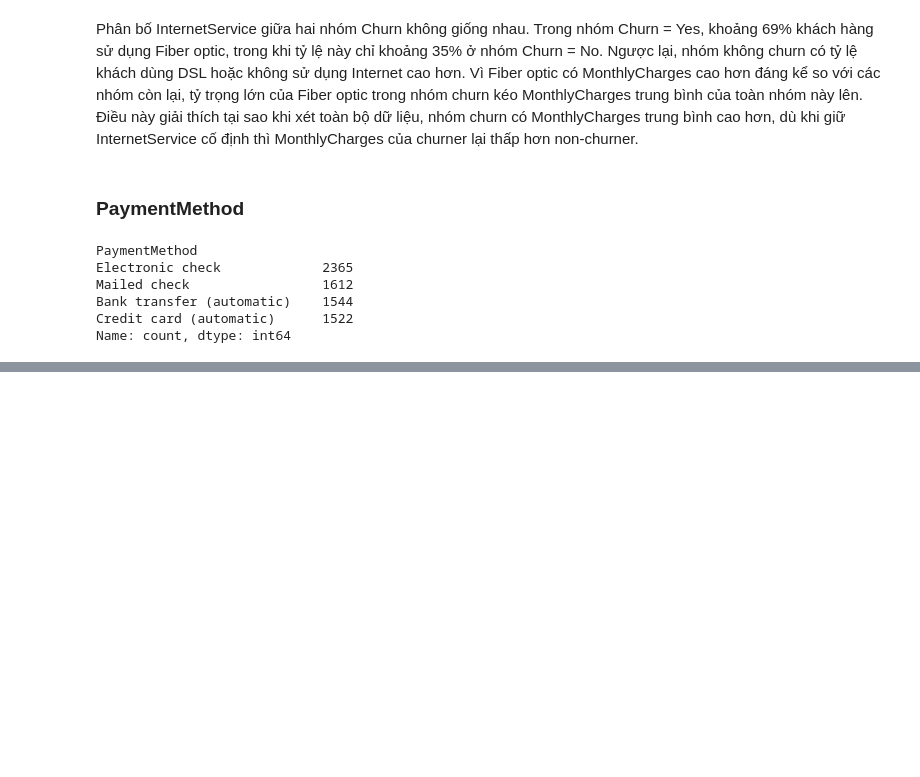
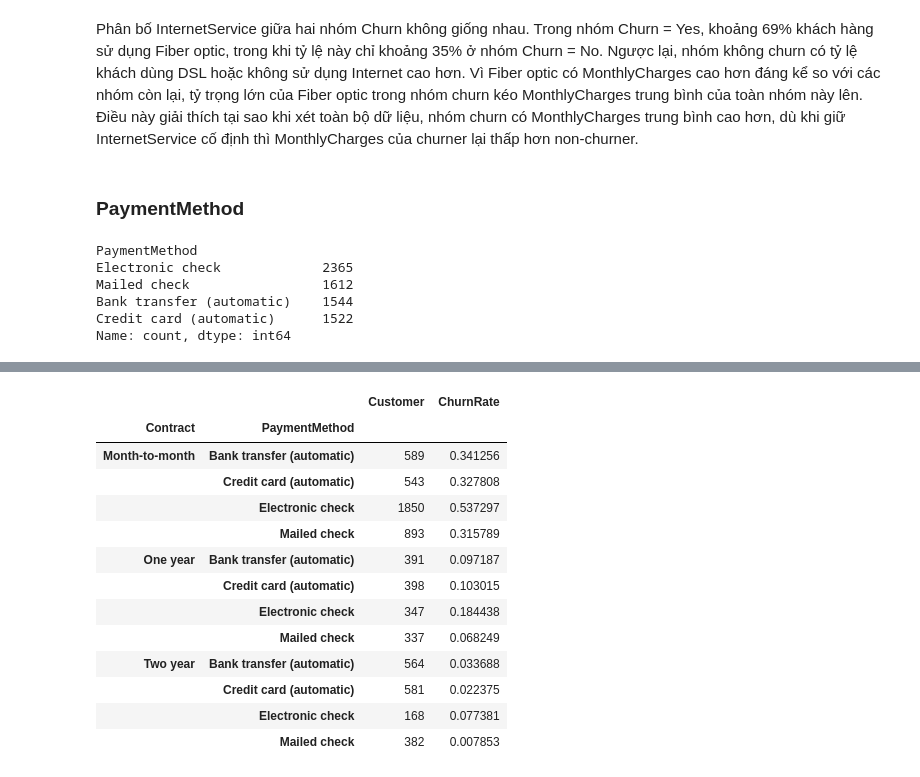
Before and after one commit to vdcmhaodl/Telco-customer-churn-prediction, a Jupyter notebook: notebooks/02_business_eda.ipynb, the cells around one changed output, grey strips where cells are left out. Cells and saved outputs as stored; diff of their text form; code cells hidden in the pictures; blank space fills up the shorter version.

```diff
--- a/notebooks/02_business_eda.ipynb
+++ b/notebooks/02_business_eda.ipynb
@@ -367,0 +386,22 @@ Payment_summary
+# %%
+df.groupby(
+    ['Contract', 'PaymentMethod']
+)["Churn"].agg(
+    Customer="count",
+    ChurnRate=lambda x: (x == "Yes").mean()
+)
+# %% [output]
+|  |  | Customer | ChurnRate |
+| Contract | PaymentMethod |  |  |
+| Month-to-month | Bank transfer (automatic) | 589 | 0.341256 |
+|  | Credit card (automatic) | 543 | 0.327808 |
+|  | Electronic check | 1850 | 0.537297 |
+|  | Mailed check | 893 | 0.315789 |
+| One year | Bank transfer (automatic) | 391 | 0.097187 |
+|  | Credit card (automatic) | 398 | 0.103015 |
+|  | Electronic check | 347 | 0.184438 |
+|  | Mailed check | 337 | 0.068249 |
+| Two year | Bank transfer (automatic) | 564 | 0.033688 |
+|  | Credit card (automatic) | 581 | 0.022375 |
+|  | Electronic check | 168 | 0.077381 |
+|  | Mailed check | 382 | 0.007853 |
```
Also changed, not shown: parts of 5 cells of this notebook.
